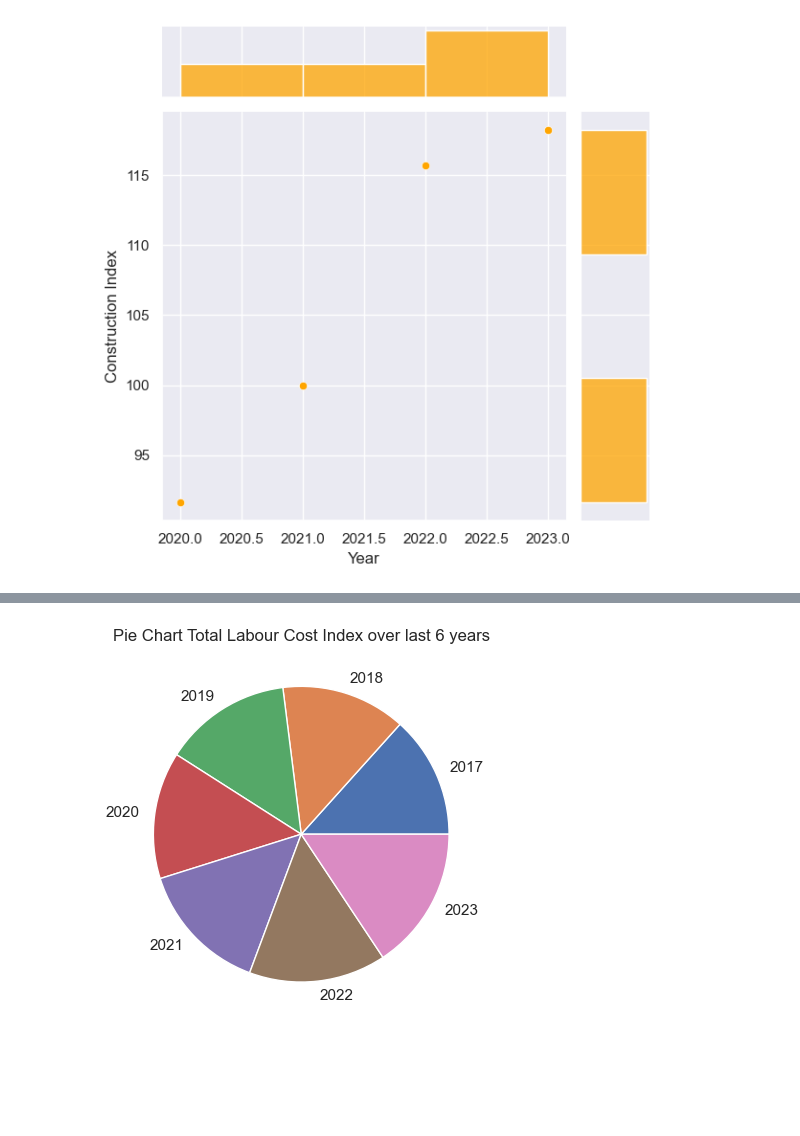
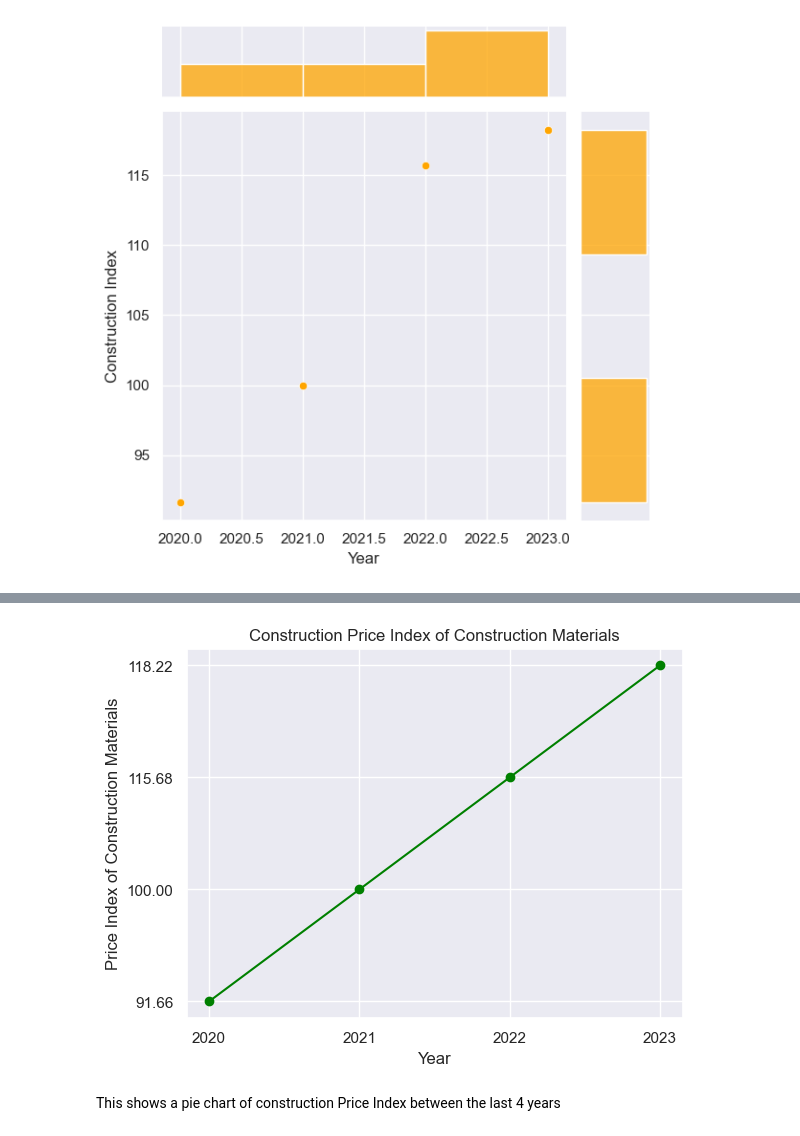
Before and after one commit to TanerGithub2023/Project-in-Data-Science-House-Prices, a Jupyter notebook: Factors and Effects That Increases House Prices in Cyprus.ipynb, the cells around one changed output, grey strips where cells are left out. Drawn from its saved outputs; the diff is of its cells as text; code cells hidden in the pictures; blank space fills up the shorter version.

```diff
--- a/Factors and Effects That Increases House Prices in Cyprus.ipynb
+++ b/Factors and Effects That Increases House Prices in Cyprus.ipynb
@@ -276,6 +193,11 @@ plt.show()
-# %%
-plt.pie(TotalLabourCostIndex,labels=Yeard)
-plt.title("Pie Chart Total Labour Cost Index over last 6 years")
-plt.show()
-# %% [output]
-[figure, removed]
+# %%
+
+plt.plot(Yearc,ConstructionPriceIndex,'o-',color='Green')
+plt.title("Construction Price Index of Construction Materials")
+plt.xlabel('Year')
+plt.ylabel('Price Index of Construction Materials')
+plt.show()
+# %% [output]
+[figure, added]
+# %% [markdown]
+This shows a pie chart of construction Price Index between the last 4 years
```
Also changed, not shown: parts of 22 cells of this notebook.
